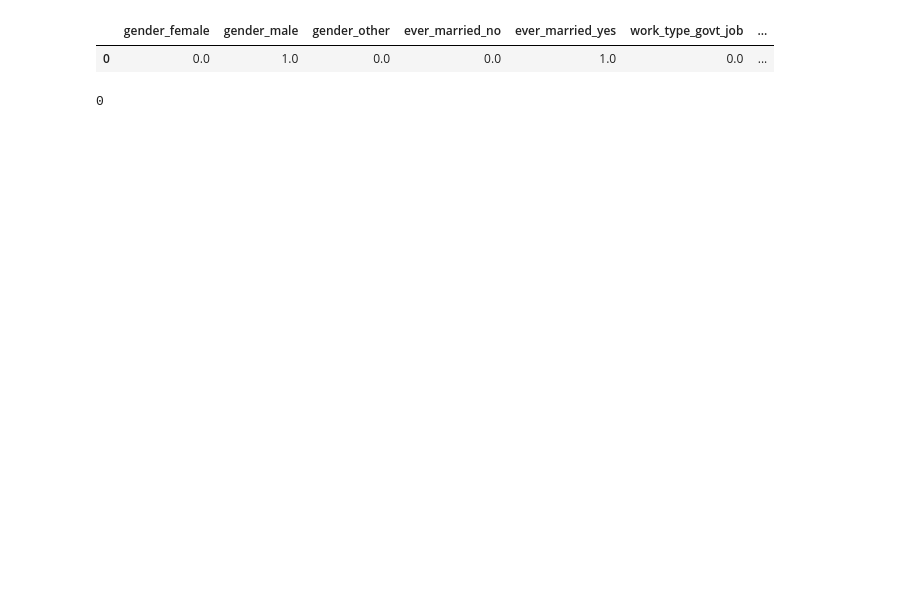
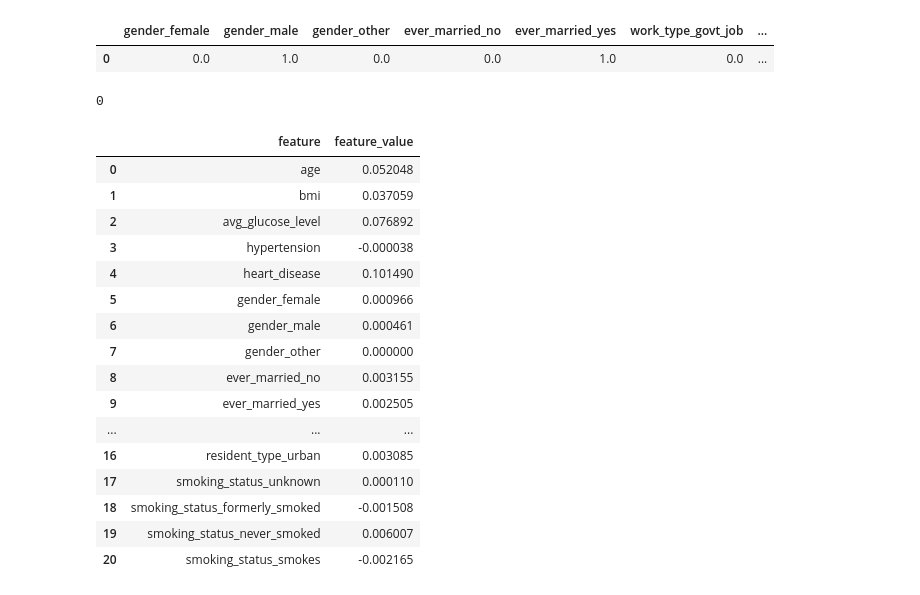
Before and after one commit to mishab04/Take-Care-App, a Jupyter notebook: Notebook/Stroke_prediction.ipynb, the cells around one changed output. Drawn from its saved outputs; the diff is of its cells as text; code cells hidden in the pictures; blank space fills up the shorter version.

```diff
--- a/Notebook/Stroke_prediction.ipynb
+++ b/Notebook/Stroke_prediction.ipynb
@@ -185,6 +210,7 @@ with open('../models/strokes/one_hot_strokes.pkl', 'wb') as files:
 import pickle
 ml_model = pickle.load(open('../models/strokes/stroke_model.pkl', 'rb'))
 one_hot_model = pickle.load(open('../models/strokes/one_hot_strokes.pkl', 'rb'))
+exp = pickle.load(open('../models/strokes/explainer_strokes.pkl', 'rb'))
 # %%
 single_observation = dt.loc[[0]]
 # %%
@@ -197,10 +223,38 @@ cat_data
 # %%
 cat_data = pd.DataFrame(cat_data,columns = cat_columns)
 # %%
-X = pd.concat([single_observation[['age','bmi','avg_glucose_level']],cat_data],axis = 1)
+X = pd.concat([single_observation[['age','bmi','avg_glucose_level','hypertension', 'heart_disease']],cat_data],axis = 1)
 # %%
 single_predictions = ml_model.predict(X)
 # %%
 single_predictions[0]
 # %% [output]
 0
+# %%
+sv = exp(X)
+expl = shap.Explanation(sv.values[:,:,1],
+                  sv.base_values[:,1],
+                  data=X.values,
+                  feature_names= list(X.columns))
+# %%
+dt = pd.DataFrame({'feature': list(X.columns),'feature_value': expl[0].values})
+# %%
+dt
+# %% [output]
+|  | feature | feature_value |
+| 0 | age | 0.052048 |
+| 1 | bmi | 0.037059 |
+| 2 | avg_glucose_level | 0.076892 |
+| 3 | hypertension | -0.000038 |
+| 4 | heart_disease | 0.101490 |
+| 5 | gender_female | 0.000966 |
+| 6 | gender_male | 0.000461 |
+| 7 | gender_other | 0.000000 |
+| 8 | ever_married_no | 0.003155 |
+| 9 | ever_married_yes | 0.002505 |
+| ... | ... | ... |
+| 16 | resident_type_urban | 0.003085 |
+| 17 | smoking_status_unknown | 0.000110 |
+| 18 | smoking_status_formerly_smoked | -0.001508 |
+| 19 | smoking_status_never_smoked | 0.006007 |
+| 20 | smoking_status_smokes | -0.002165 |
```
Also changed, not shown: parts of 11 cells of this notebook, 47 other files.
